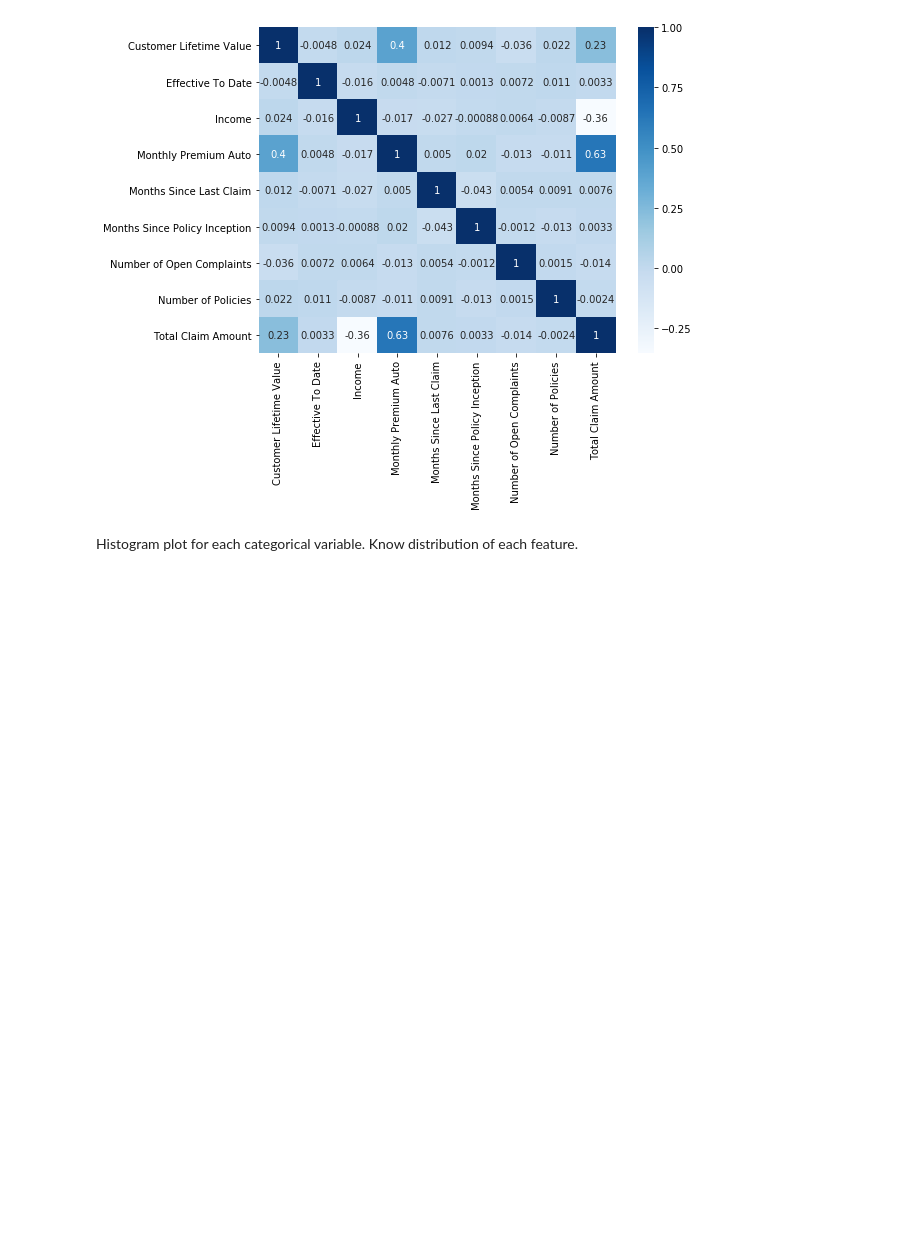
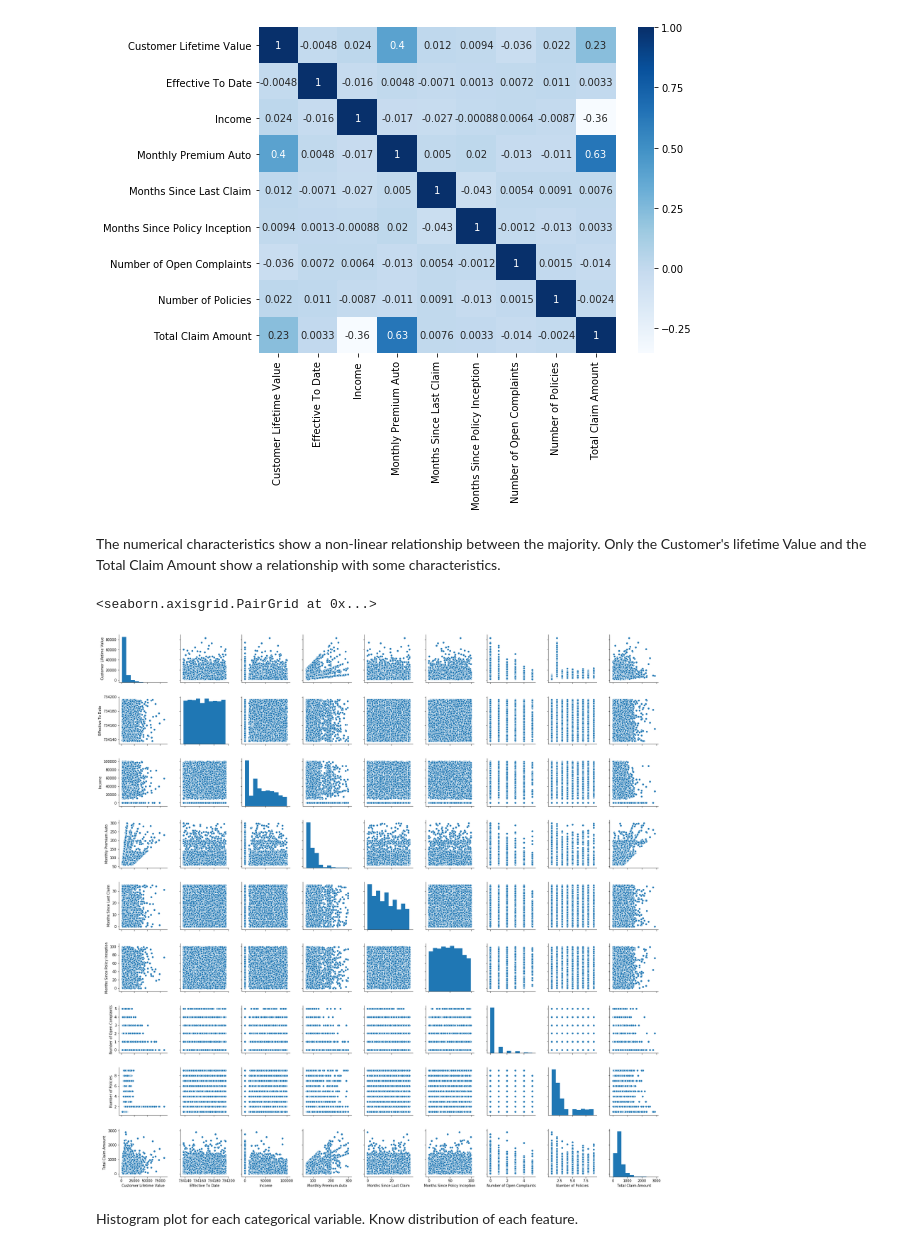
Before and after one commit to miriammg/Final-Project-IH, a Jupyter notebook: Final Project.ipynb, the cells around one changed output. Cells and saved outputs as stored; diff of their text form; code cells hidden in the pictures; blank space fills up the shorter version.

```diff
--- a/Final Project.ipynb
+++ b/Final Project.ipynb
@@ -441,6 +242,16 @@ sns.heatmap(df.corr(), cmap=plt.cm.Blues,  annot=True)
 plt.savefig(fname= 'Correlation Matrix')
 # %% [output]
 [figure]
+# %% [markdown]
+The numerical characteristics show a non-linear relationship between the majority. Only the Customer's lifetime Value and the Total Claim Amount show a relationship with some characteristics.
+# %%
+# Scatter Matrix
+cols_numerical = [col for col in df.columns if (df[col].dtype != 'object') and (col != 'Effective To Date')]
+a=pd.DataFrame(df, columns=cols_numercial)
+sns.pairplot(a)
+# %% [output]
+<seaborn.axisgrid.PairGrid at 0x...>
+[figure, added]
 # %% [markdown]
 Histogram plot for each categorical variable. Know distribution of each feature.
 # %%
```
Also changed, not shown: parts of 84 cells of this notebook, 8 other files.
